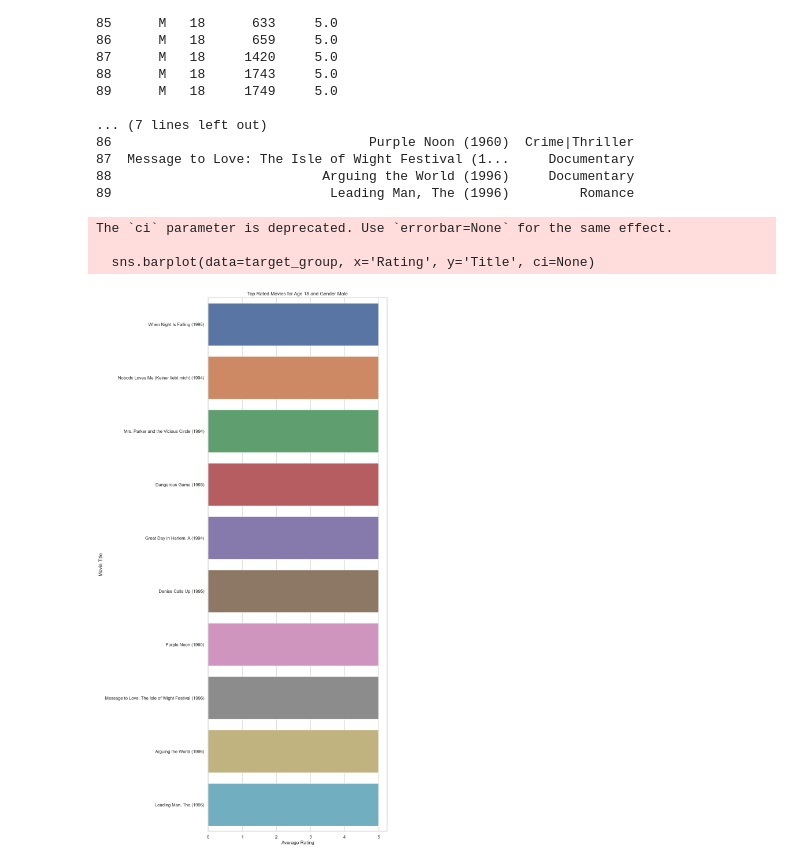
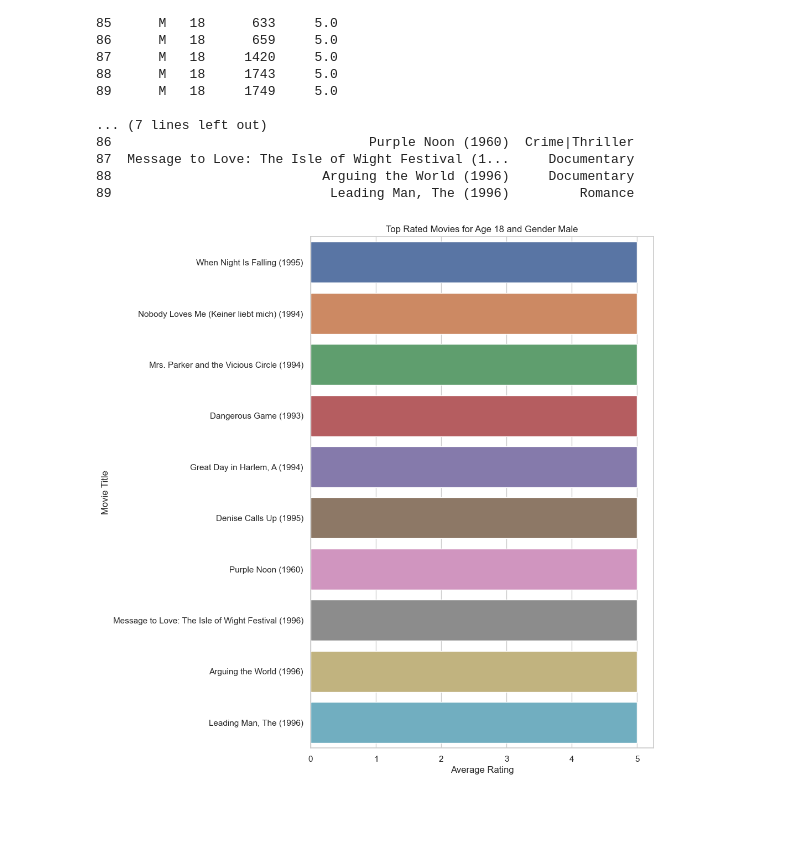
Before and after one commit to GlebKarpenko/IAD_Karpenko, a Jupyter notebook: lab1/lab1.ipynb, the cells around one changed output. Saved outputs shown, nothing was run; the diff lists cells and outputs as text; code cells hidden in the pictures; blank space fills up the shorter version.

```diff
--- a/lab1/lab1.ipynb
+++ b/lab1/lab1.ipynb
@@ -101,14 +101,11 @@ print(target_group)
 89                            Leading Man, The (1996)         Romance
 # %%
 sns.set(style="whitegrid")
-plt.figure(figsize=(8, 24))
-sns.barplot(data=target_group, x='Rating', y='Title', ci=None)
+plt.figure(figsize=(8, 12))
+sns.barplot(data=target_group, x='Rating', y='Title', errorbar=None)
 plt.title('Top Rated Movies for Age 18 and Gender Male')
 plt.xlabel('Average Rating')
 plt.ylabel('Movie Title')
 plt.show()
 # %% [output]
-The `ci` parameter is deprecated. Use `errorbar=None` for the same effect.
-
-  sns.barplot(data=target_group, x='Rating', y='Title', ci=None)
-[figure, old version]
+[figure, new version]
```
